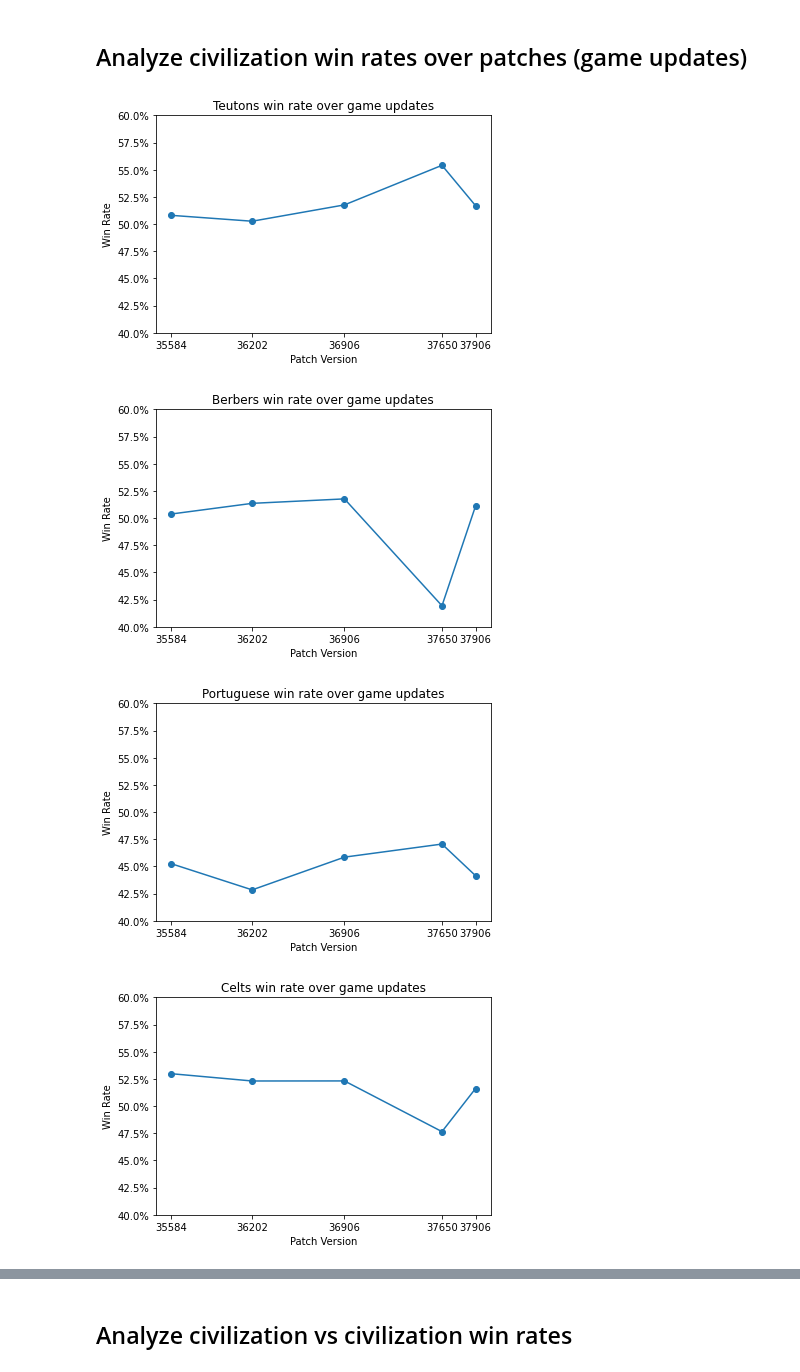
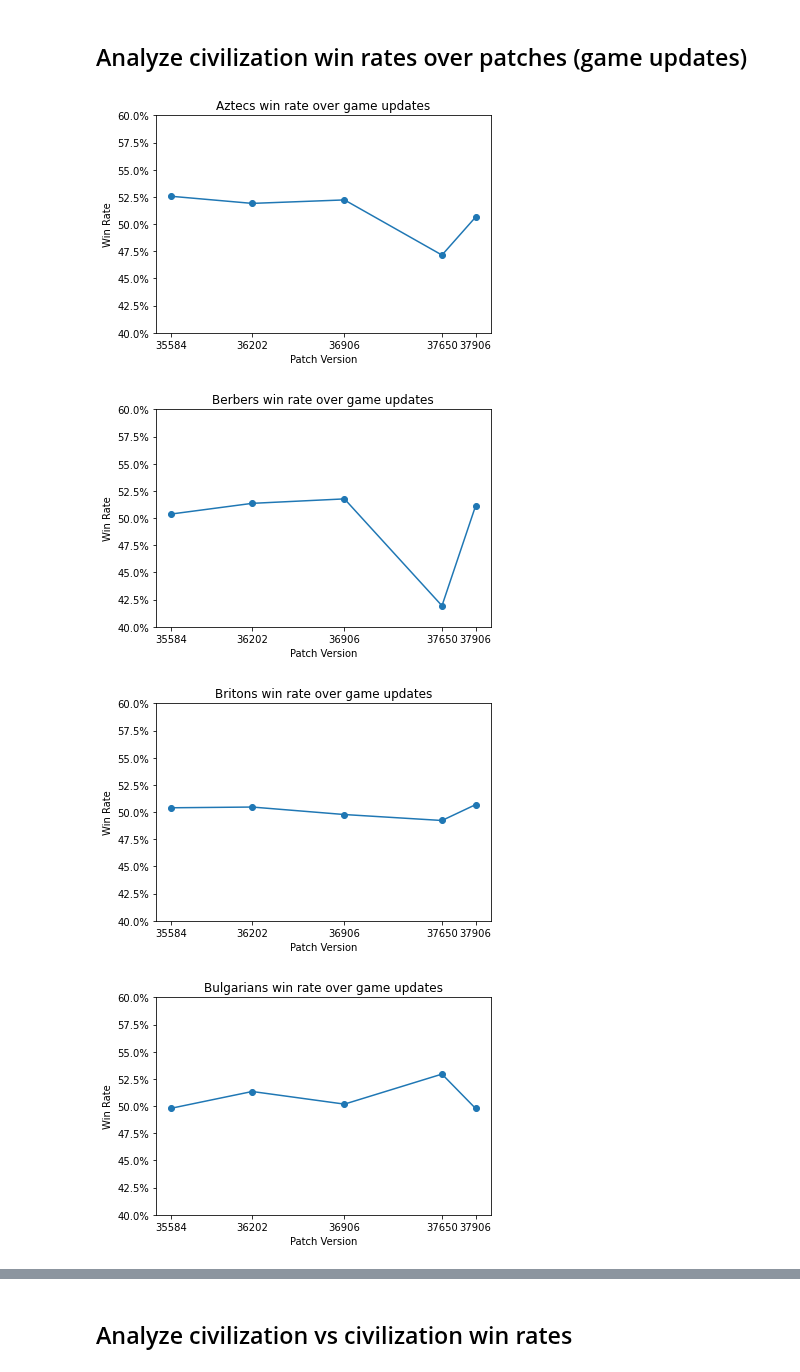
Before and after one commit to rishigoutam/aoe2, a Jupyter notebook: src/analysis/aoe2de_analysis.ipynb, the cells around one changed output, grey strips where cells are left out. Cells and saved outputs as stored; diff of their text form; code cells hidden in the pictures.

```diff
--- a/src/analysis/aoe2de_analysis.ipynb
+++ b/src/analysis/aoe2de_analysis.ipynb
@@ -249,28 +249,28 @@ win_rates.head()
 # %%
 # we can use this to analyze balance across patches
 mp_df_all_patches = get_filtered_matches_players(patches=list(matches.patch.unique())) # TODO should probably only use update patches
 win_rates_all_patches = mp_df_all_patches.groupby(['patch', 'civ'])[['winner']].mean().reset_index().rename(columns={'winner': 'win_rate'}).sort_values(by='patch')
 
 # toggle plotting all civilizations vs ones we are interested in
-civs_to_plot = list(set(win_rates_all_patches.civ)) # all 35 civs
+civs_to_plot = list(sorted(set(win_rates_all_patches.civ))) # all 35 civs
 # civs_to_plot = ['Goths', 'Portuguese'] # top/bottom from earlier analysis
 
 for civ in civs_to_plot:
     civ_rates = win_rates_all_patches[win_rates_all_patches['civ'] == civ]
     _, ax = plt.subplots()
     ax.yaxis.set_major_formatter(PercentFormatter(1))
     plt.title(f'{civ} win rate over game updates')
     plt.ylim((.4,.6))
     plt.xlabel(f'Patch Version')
     plt.ylabel(f'Win Rate')
     plt.xticks(civ_rates.patch, civ_rates.patch)
     plt.scatter(data=civ_rates, x='patch', y='win_rate')
     plt.plot(civ_rates.patch, civ_rates.win_rate)
     plt.savefig(f'{out_dir}{civ}-win-rate-all-patches.png', bbox_inches='tight')
     plt.show()
 # %% [output]
-[figure, old version]
+[figure, new version]
 [figure]
-[figure, old version]
+[figure, new version]
-[figure, old version]
+[figure, new version]
 [figure]
```
Also changed, not shown: parts of 2 cells of this notebook.
